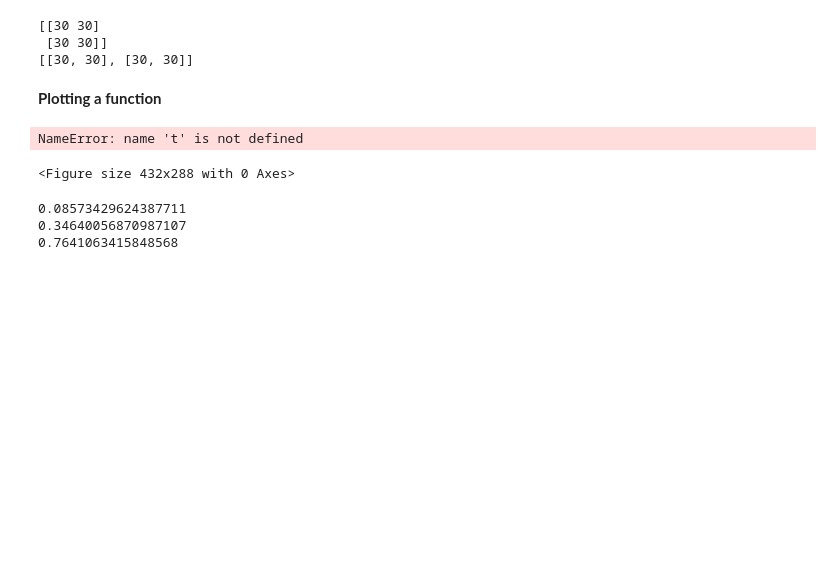
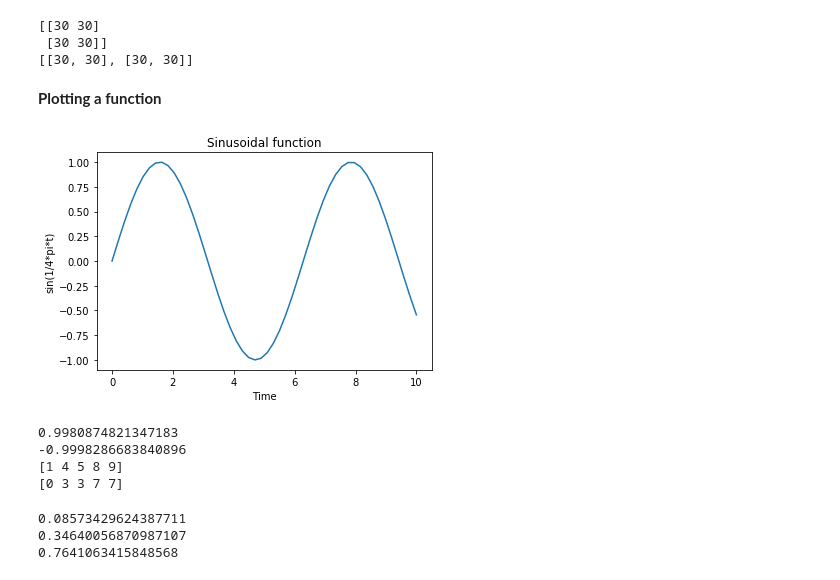
Before and after one commit to sergiodelr/ce888labs, a Jupyter notebook: labs/lab1/lab1.ipynb, the cells around one changed output. Cells and saved outputs as stored; diff of their text form; code cells hidden in the pictures; blank space fills up the shorter version.

```diff
--- a/labs/lab1/lab1.ipynb
+++ b/labs/lab1/lab1.ipynb
@@ -492,16 +492,16 @@ print(matrix_multiplication(mat1,mat2))
 # %%
 import matplotlib.pyplot as plt
 # %%
-t = np.linspace(0,100,)
+t = np.linspace(0,10)
+sin = np.sin(t)
 plt.figure()
 plt.plot(t, sin)
 plt.xlabel("Time")
 plt.ylabel("sin(1/4*pi*t)")
 plt.title("Sinusoidal function")
 plt.show()
 # %% [output]
-NameError: name 't' is not defined
-<Figure size 432x288 with 0 Axes>
+[figure, added]
 # %%
 print(np.max(sin))
 print(np.min(sin))
@@ -511,6 +511,11 @@ arr1 = np.array([1, 3, 5, 7, 9])
 arr2 = np.array([0, 4, 3, 8, 7])
 print(np.maximum(arr1, arr2))
 print(np.minimum(arr1, arr2))
+# %% [output]
+0.9980874821347183
+-0.9998286683840896
+[1 4 5 8 9]
+[0 3 3 7 7]
 # %%
 # Statistical summaries
 
```
